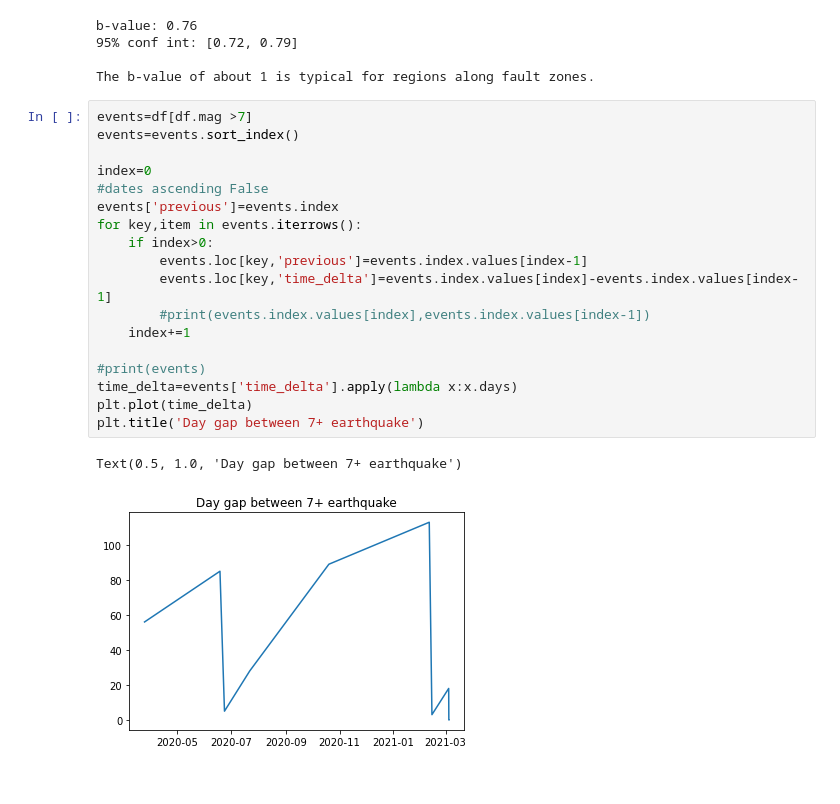
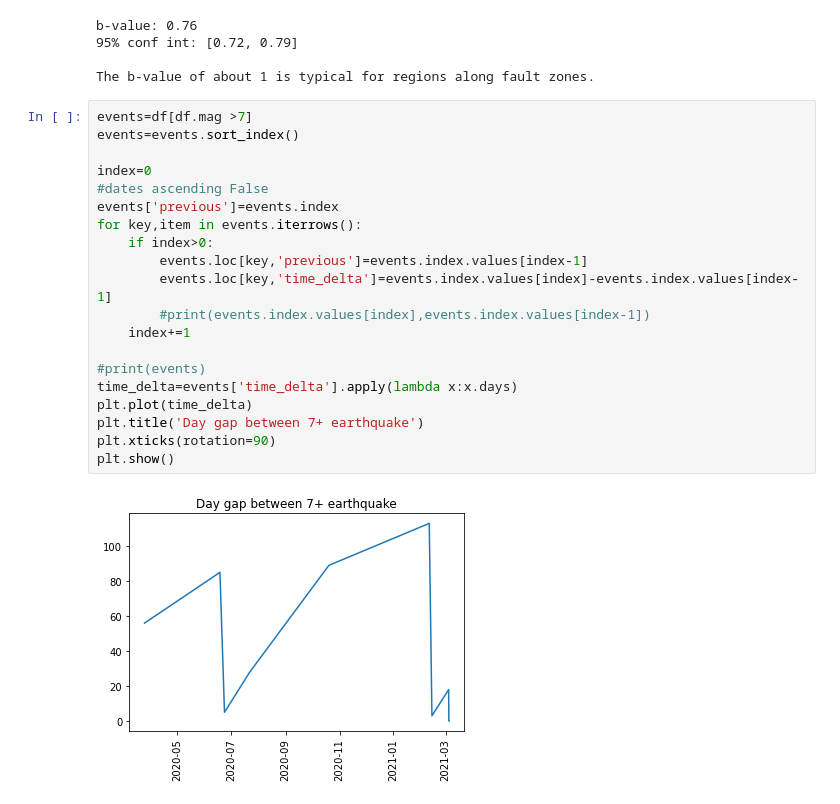
Before and after one commit to Andru-1987/python-deep-learning, a Jupyter notebook: Earthquakes 5 plus.ipynb, the cells around one changed output. Cells and saved outputs as stored; diff of their text form.

```diff
--- a/Earthquakes 5 plus.ipynb
+++ b/Earthquakes 5 plus.ipynb
@@ -128,21 +128,22 @@ The b-value of about 1 is typical for regions along fault zones.
 # %%
 events=df[df.mag >7]
 events=events.sort_index()
 
 index=0
 #dates ascending False
 events['previous']=events.index
 for key,item in events.iterrows():
     if index>0:
         events.loc[key,'previous']=events.index.values[index-1]
         events.loc[key,'time_delta']=events.index.values[index]-events.index.values[index-1]
         #print(events.index.values[index],events.index.values[index-1])
     index+=1
 
 #print(events)
 time_delta=events['time_delta'].apply(lambda x:x.days)
 plt.plot(time_delta)
 plt.title('Day gap between 7+ earthquake')
+plt.xticks(rotation=90)
+plt.show()
 # %% [output]
-Text(0.5, 1.0, 'Day gap between 7+ earthquake')
-[figure, old version]
+[figure, new version]
```
Also changed, not shown: parts of 1 cell of this notebook.
